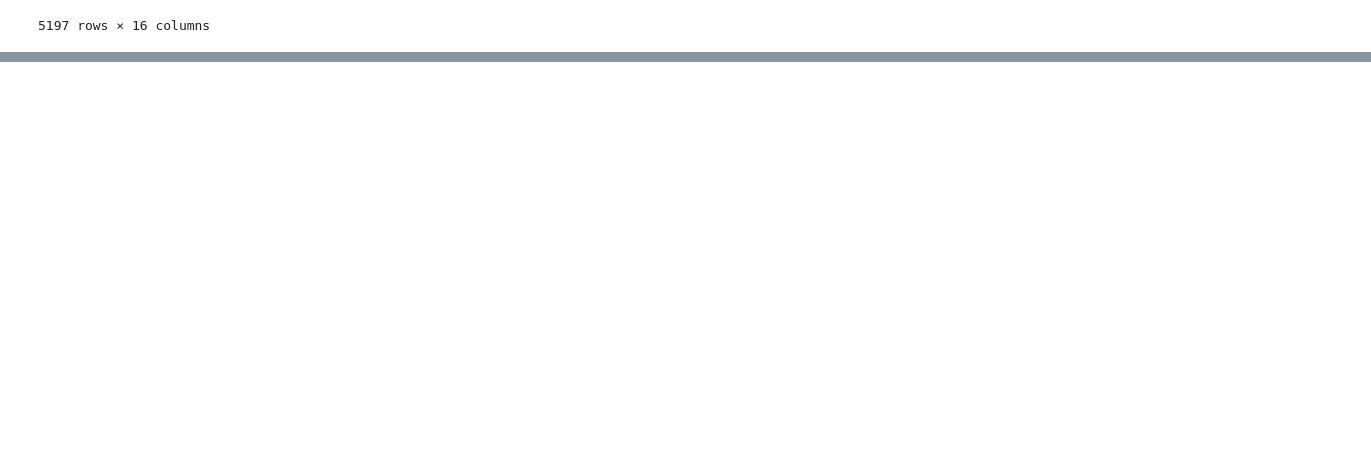
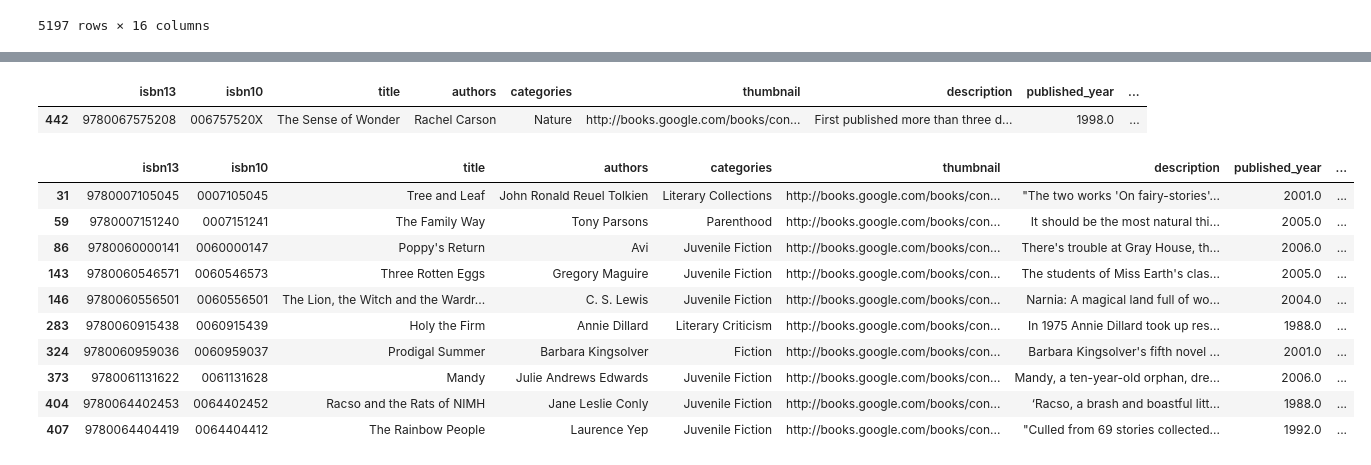
Before and after one commit to CH-RAFAY/Semantic-Book-Recommender, a Jupyter notebook: data-exploration.ipynb, the cells around one changed output, grey strips where cells are left out. Cells and saved outputs as stored; diff of their text form; code cells hidden in the pictures; blank space fills up the shorter version.

Commit message:
Hugging Face Model Integrated

```diff
--- a/data-exploration.ipynb
+++ b/data-exploration.ipynb
@@ -208,0 +177,3 @@ books_missing_25_words.drop(["subtitle", "missing_descriptioni", "age_of_book",
+# %%
+documents = text_splitter.split_documents(raw_documents)
+documents[0]
@@ -208,0 +186,3 @@ books_missing_25_words.drop(["subtitle", "missing_descriptioni", "age_of_book",
+# %%
+db_books = Chroma.from_documents(documents, embedding=HuggingFaceEmbeddings())
+print(f"Successfully embedded {len(documents)} documents into vector database.")
@@ -208,0 +198,4 @@ books_missing_25_words.drop(["subtitle", "missing_descriptioni", "age_of_book",
+# %%
+query = "A book to teach children about nature"
+docs = db_books.similarity_search(query, k=10)
+docs
@@ -208,0 +213,32 @@ books_missing_25_words.drop(["subtitle", "missing_descriptioni", "age_of_book",
+# %%
+books[books["isbn13"] == int(docs[0].page_content.split()[0].strip())]
+# %% [output]
+|  | isbn13 | isbn10 | title | authors | categories | thumbnail | description | published_year | ... |
+| 442 | 9780067575208 | 006757520X | The Sense of Wonder | Rachel Carson | Nature | http://books.google.com/books/con... | First published more than three d... | 1998.0 | ... |
+# %%
+def retrieve_semantic_recommendations(
+        query: str,
+        top_k: int = 10) -> pd.DataFrame:
+    recs = db_books.similarity_search(query, k=50)
+
+    book_list = []
+
+    for rec in recs:
+        isbn = int(rec.page_content.strip('"').split()[0])
+        book_list.append(isbn)
+
+    return books[books["isbn13"].isin(book_list)].head(top_k)
+# %%
+retrieve_semantic_recommendations("A book to teach children about nature")
+# %% [output]
+|  | isbn13 | isbn10 | title | authors | categories | thumbnail | description | published_year | ... |
+| 31 | 9780007105045 | 0007105045 | Tree and Leaf | John Ronald Reuel Tolkien | Literary Collections | http://books.google.com/books/con... | "The two works 'On fairy-stories'... | 2001.0 | ... |
+| 59 | 9780007151240 | 0007151241 | The Family Way | Tony Parsons | Parenthood | http://books.google.com/books/con... | It should be the most natural thi... | 2005.0 | ... |
+| 86 | 9780060000141 | 0060000147 | Poppy's Return | Avi | Juvenile Fiction | http://books.google.com/books/con... | There's trouble at Gray House, th... | 2006.0 | ... |
+| 143 | 9780060546571 | 0060546573 | Three Rotten Eggs | Gregory Maguire | Juvenile Fiction | http://books.google.com/books/con... | The students of Miss Earth's clas... | 2005.0 | ... |
+| 146 | 9780060556501 | 0060556501 | The Lion, the Witch and the Wardr... | C. S. Lewis | Juvenile Fiction | http://books.google.com/books/con... | Narnia: A magical land full of wo... | 2004.0 | ... |
+| 283 | 9780060915438 | 0060915439 | Holy the Firm | Annie Dillard | Literary Criticism | http://books.google.com/books/con... | In 1975 Annie Dillard took up res... | 1988.0 | ... |
+| 324 | 9780060959036 | 0060959037 | Prodigal Summer | Barbara Kingsolver | Fiction | http://books.google.com/books/con... | Barbara Kingsolver's fifth novel ... | 2001.0 | ... |
+| 373 | 9780061131622 | 0061131628 | Mandy | Julie Andrews Edwards | Juvenile Fiction | http://books.google.com/books/con... | Mandy, a ten-year-old orphan, dre... | 2006.0 | ... |
+| 404 | 9780064402453 | 0064402452 | Racso and the Rats of NIMH | Jane Leslie Conly | Juvenile Fiction | http://books.google.com/books/con... | ‘Racso, a brash and boastful litt... | 1988.0 | ... |
+| 407 | 9780064404419 | 0064404412 | The Rainbow People | Laurence Yep | Juvenile Fiction | http://books.google.com/books/con... | "Culled from 69 stories collected... | 1992.0 | ... |
```
Also changed, not shown: parts of 14 cells of this notebook, 2 other files.
